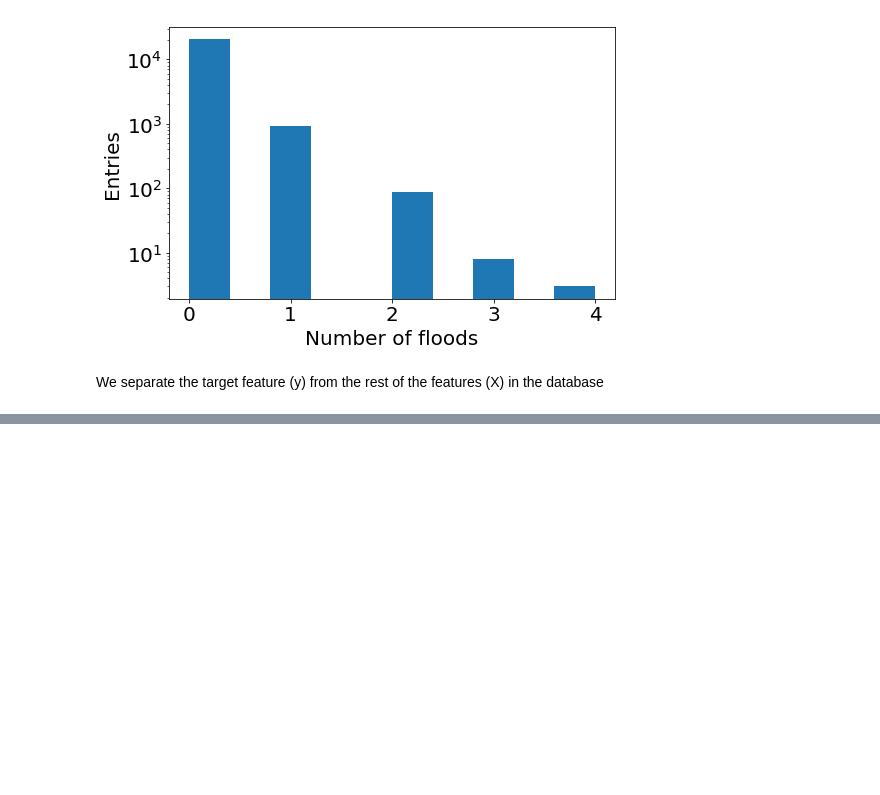
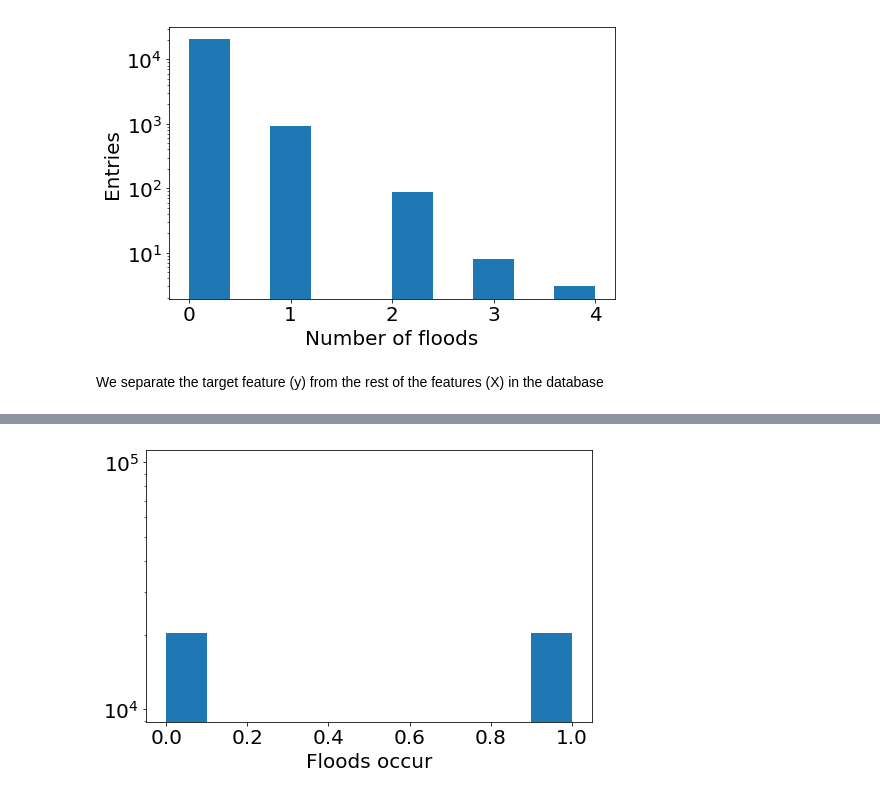
Before and after one commit to flucarelli94/MachineLearning_projects, a Jupyter notebook: Floods/Analysis.ipynb, the cells around one changed output, grey strips where cells are left out. Saved outputs shown, nothing was run; the diff lists cells and outputs as text; code cells hidden in the pictures; blank space fills up the shorter version.

```diff
--- a/Floods/Analysis.ipynb
+++ b/Floods/Analysis.ipynb
@@ -254,0 +274,8 @@ y = df['floods_occur']
+# %%
+plt.figure(figsize=(8,5))
+plt.hist(y)
+plt.yscale('log')
+plt.xlabel('Floods occur')
+plt.show()
+# %% [output]
+[figure, added]
```
Also changed, not shown: parts of 5 cells of this notebook.
